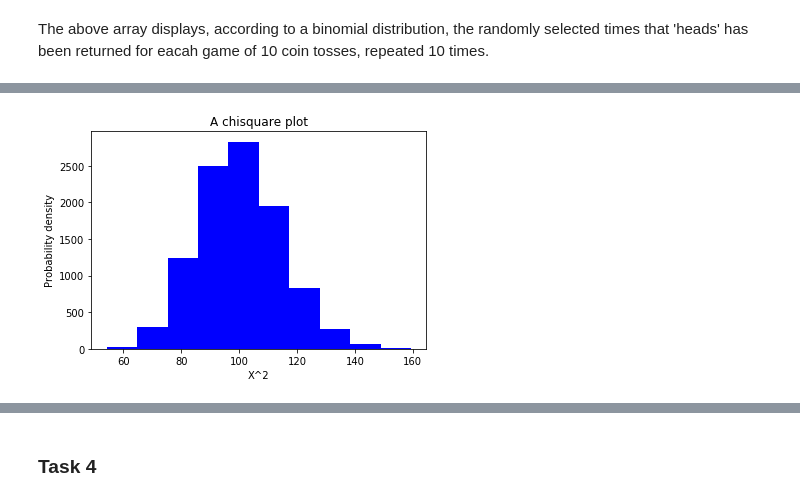
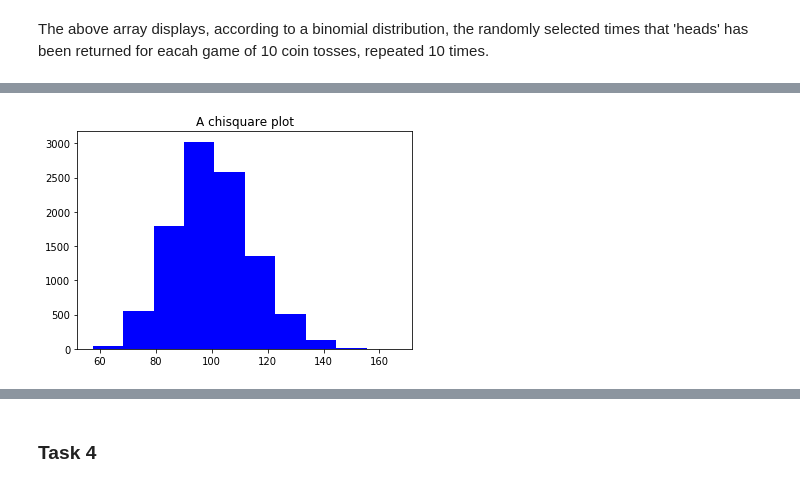
Before and after one commit to SimonMcLain/GMIT-Programming-for-Data-Analysis---Practicals, a Jupyter notebook: numpy-random.ipynb, the cells around one changed output, grey strips where cells are left out. Cells and saved outputs as stored; diff of their text form; code cells hidden in the pictures.

```diff
--- a/numpy-random.ipynb
+++ b/numpy-random.ipynb
@@ -167,10 +215,8 @@ array([3.27320413, 3.69796624, 0.04176352, 3.55530928])
 # %%
 # Plot a histogram randomly selecting 40 samples with a Pareto Index of 1
 
 plt.hist(np.random.chisquare(100, 10000),color='b')
-plt.xlabel('X^2')
-plt.ylabel('Probability density')
 plt.title("A chisquare plot")
 plt.show()
 # %% [output]
-[figure, old version]
+[figure, new version]
```
Also changed, not shown: parts of 35 cells of this notebook, 3 other files.
